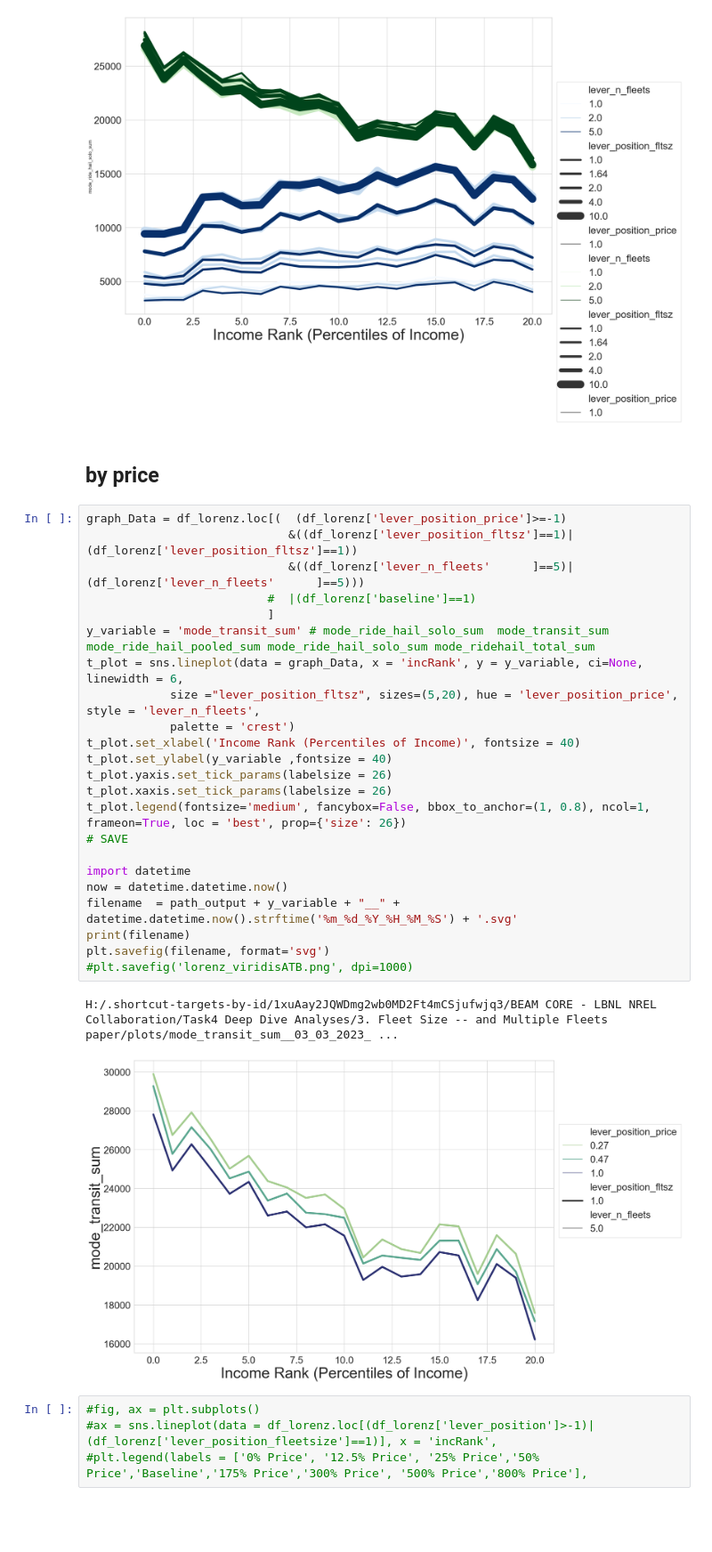
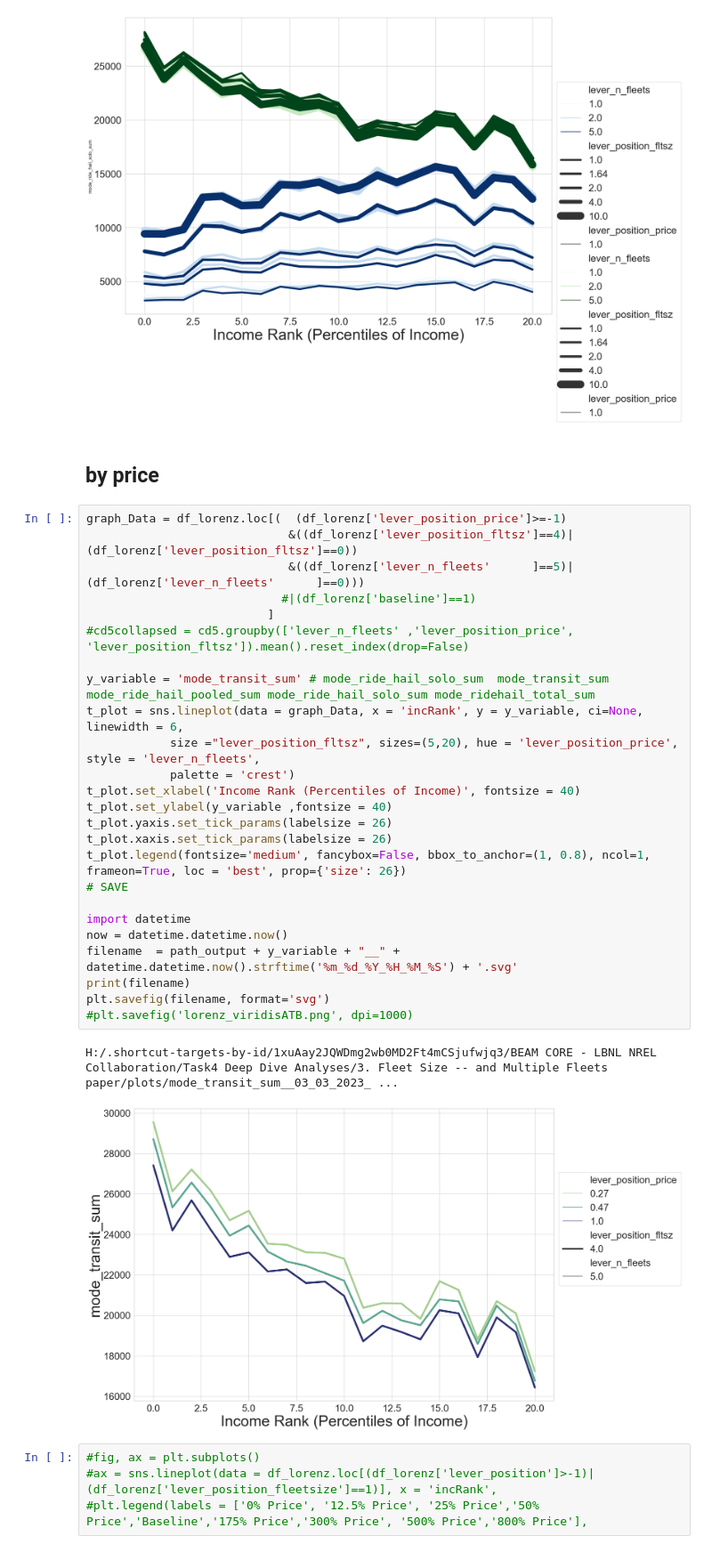
Before and after one commit to LBNL-UCB-STI/beam-core-analysis, a Jupyter notebook: Users/Annika/3MultFleets/PlotsNotLorenz.ipynb, the cells around one changed output. Shown: that part at 89% size. Cells and saved outputs as stored; diff of their text form; blank space fills up the shorter version.

```diff
--- a/Users/Annika/3MultFleets/PlotsNotLorenz.ipynb
+++ b/Users/Annika/3MultFleets/PlotsNotLorenz.ipynb
@@ -148,34 +148,36 @@ plt.savefig(filename, format='svg')
 # %% [output]
 H:/.shortcut-targets-by-id/1xuAay2JQWDmg2wb0MD2Ft4mCSjufwjq3/BEAM CORE - LBNL NREL Collaboration/Task4 Deep Dive Analyses/3. Fleet Size -- and Multiple Fleets paper/plots/mode_transit_sum__03_03_2023_ ...
 [figure]
-# %% [markdown]
-## by price
-# %%
-graph_Data = df_lorenz.loc[(  (df_lorenz['lever_position_price']>=-1)
-                             &((df_lorenz['lever_position_fltsz']==1)|(df_lorenz['lever_position_fltsz']==1))
-                             &((df_lorenz['lever_n_fleets'      ]==5)|(df_lorenz['lever_n_fleets'      ]==5)))
-                          #  |(df_lorenz['baseline']==1)
-                          ]
-y_variable = 'mode_transit_sum' # mode_ride_hail_solo_sum  mode_transit_sum  mode_ride_hail_pooled_sum mode_ride_hail_solo_sum mode_ridehail_total_sum
-t_plot = sns.lineplot(data = graph_Data, x = 'incRank', y = y_variable, ci=None, linewidth = 6,
-            size ="lever_position_fltsz", sizes=(5,20), hue = 'lever_position_price', style = 'lever_n_fleets',
-            palette = 'crest')
-t_plot.set_xlabel('Income Rank (Percentiles of Income)', fontsize = 40)
-t_plot.set_ylabel(y_variable ,fontsize = 40)
-t_plot.yaxis.set_tick_params(labelsize = 26)
-t_plot.xaxis.set_tick_params(labelsize = 26)
-t_plot.legend(fontsize='medium', fancybox=False, bbox_to_anchor=(1, 0.8), ncol=1, frameon=True, loc = 'best', prop={'size': 26})
-# SAVE
-
-import datetime
-now = datetime.datetime.now()
-filename  = path_output + y_variable + "__" + datetime.datetime.now().strftime('%m_%d_%Y_%H_%M_%S') + '.svg'
-print(filename)
-plt.savefig(filename, format='svg')
-#plt.savefig('lorenz_viridisATB.png', dpi=1000)
-# %% [output]
-H:/.shortcut-targets-by-id/1xuAay2JQWDmg2wb0MD2Ft4mCSjufwjq3/BEAM CORE - LBNL NREL Collaboration/Task4 Deep Dive Analyses/3. Fleet Size -- and Multiple Fleets paper/plots/mode_transit_sum__03_03_2023_ ...
-[figure, removed]
+# %% [markdown]
+## by price
+# %%
+graph_Data = df_lorenz.loc[(  (df_lorenz['lever_position_price']>=-1)
+                             &((df_lorenz['lever_position_fltsz']==4)|(df_lorenz['lever_position_fltsz']==0))
+                             &((df_lorenz['lever_n_fleets'      ]==5)|(df_lorenz['lever_n_fleets'      ]==0)))
+                            #|(df_lorenz['baseline']==1)
+                          ]
+#cd5collapsed = cd5.groupby(['lever_n_fleets' ,'lever_position_price', 'lever_position_fltsz']).mean().reset_index(drop=False)
+
+y_variable = 'mode_transit_sum' # mode_ride_hail_solo_sum  mode_transit_sum  mode_ride_hail_pooled_sum mode_ride_hail_solo_sum mode_ridehail_total_sum
+t_plot = sns.lineplot(data = graph_Data, x = 'incRank', y = y_variable, ci=None, linewidth = 6,
+            size ="lever_position_fltsz", sizes=(5,20), hue = 'lever_position_price', style = 'lever_n_fleets',
+            palette = 'crest')
+t_plot.set_xlabel('Income Rank (Percentiles of Income)', fontsize = 40)
+t_plot.set_ylabel(y_variable ,fontsize = 40)
+t_plot.yaxis.set_tick_params(labelsize = 26)
+t_plot.xaxis.set_tick_params(labelsize = 26)
+t_plot.legend(fontsize='medium', fancybox=False, bbox_to_anchor=(1, 0.8), ncol=1, frameon=True, loc = 'best', prop={'size': 26})
+# SAVE
+
+import datetime
+now = datetime.datetime.now()
+filename  = path_output + y_variable + "__" + datetime.datetime.now().strftime('%m_%d_%Y_%H_%M_%S') + '.svg'
+print(filename)
+plt.savefig(filename, format='svg')
+#plt.savefig('lorenz_viridisATB.png', dpi=1000)
+# %% [output]
+H:/.shortcut-targets-by-id/1xuAay2JQWDmg2wb0MD2Ft4mCSjufwjq3/BEAM CORE - LBNL NREL Collaboration/Task4 Deep Dive Analyses/3. Fleet Size -- and Multiple Fleets paper/plots/mode_transit_sum__03_03_2023_ ...
+[figure, added]
 # %%
 #fig, ax = plt.subplots()
 #ax = sns.lineplot(data = df_lorenz.loc[(df_lorenz['lever_position']>-1)|(df_lorenz['lever_position_fleetsize']==1)], x = 'incRank',
```
Also changed, not shown: parts of 13 cells of this notebook, 1 other file.
